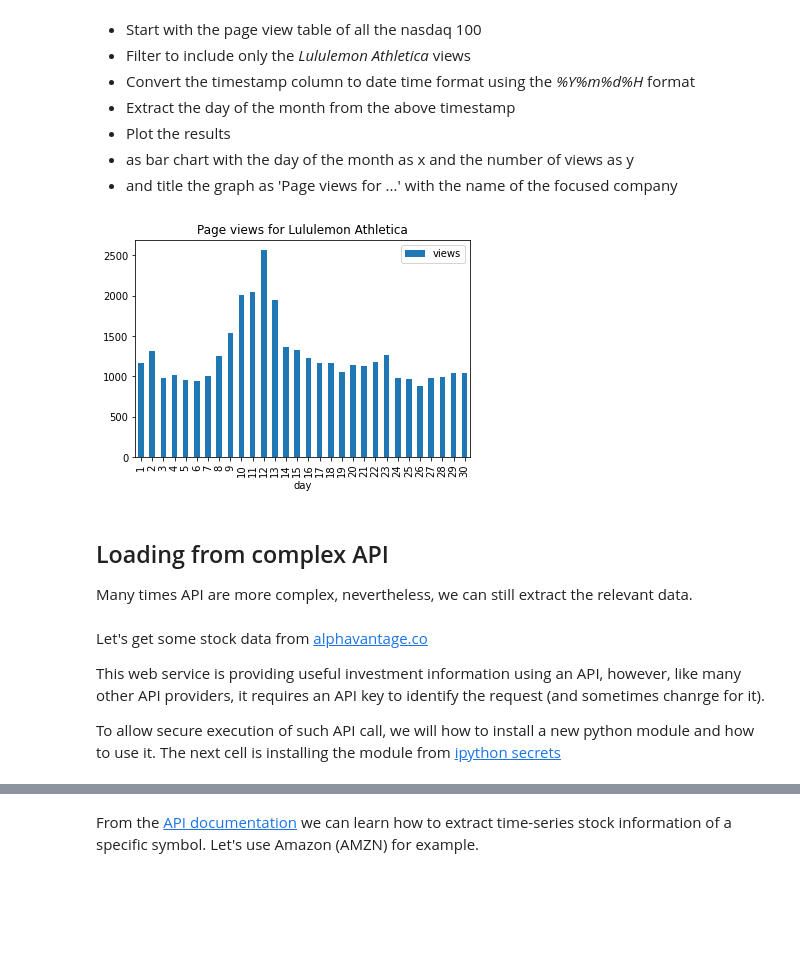
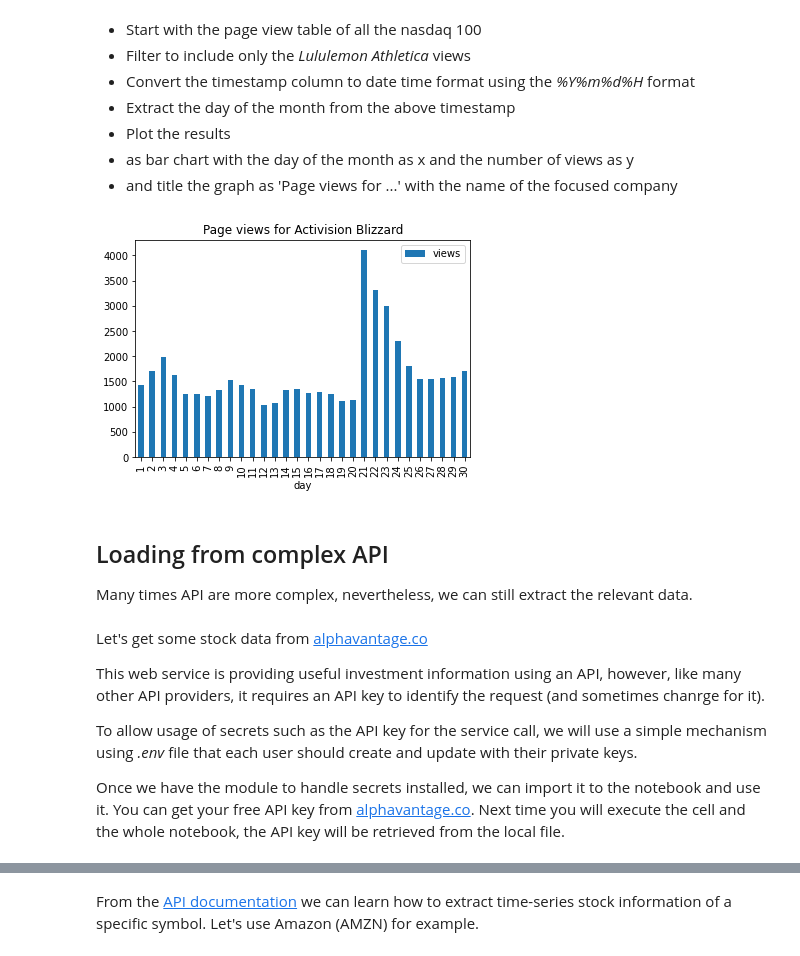
Before and after one commit to aiola-lab/from-excel-to-pandas, a Jupyter notebook: notebooks/01.03_loading_data_from_API.ipynb, the cells around one changed output, grey strips where cells are left out. Saved outputs shown, nothing was run; the diff lists cells and outputs as text; code cells hidden in the pictures; blank space fills up the shorter version.

Commit message:
using .env instead of python-secrets

```diff
--- a/notebooks/01.03_loading_data_from_API.ipynb
+++ b/notebooks/01.03_loading_data_from_API.ipynb
@@ -155,7 +155,7 @@ Now we can apply the function above on each of the row from the nasdaq 100 ticke
 # %%
 nasdaq_100_views = (
     nasdaq_100_tickers[0]
-    # .head(2)
+    .head(2)
     .groupby('Company')[['Company']]
     .apply(get_views)
 )
@@ -209,20 +213,20 @@ nasdaq_100_views.loc['Lululemon Athletica']
 * as bar chart with the day of the month as x and the number of views as y
 * and title the graph as 'Page views for ...' with the name of the focused company
 # %%
-focused_company = 'Lululemon Athletica'
+focused_company = 'Activision Blizzard'
 (
     nasdaq_100_views
     .loc[focused_company]
     .assign(timestamp=lambda x: pd.to_datetime(x.timestamp, format='%Y%m%d%H', errors='coerce'))
     .assign(day = lambda x: x.timestamp.dt.day)
     .plot
     .bar(
         x='day', y='views',
         title=f'Page views for {focused_company}'
     )
 );
 # %% [output]
-[figure, old version]
+[figure, new version]
 # %% [markdown]
 ## Loading from complex API
 
@@ -232,4 +236,6 @@ Let's get some stock data from [alphavantage.co](https://www.alphavantage.co)
 
 This web service is providing useful investment information using an API, however, like many other API providers, it requires an API key to identify the request (and sometimes chanrge for it).
 
-To allow secure execution of such API call, we will how to install a new python module and how to use it. The next cell is installing the module from [ipython secrets](https://ipython-secrets.readthedocs.io/en/latest/)
+To allow usage of secrets such as the API key for the service call, we will use a simple mechanism using _.env_ file that each user should create and update with their private keys.
+
+Once we have the module to handle secrets installed, we can import it to the notebook and use it. You can get your free API key from [alphavantage.co](https://www.alphavantage.co/support/#api-key). Next time you will execute the cell and the whole notebook, the API key will be retrieved from the local file.
```
Also changed, not shown: parts of 8 cells of this notebook, 3 other files.
